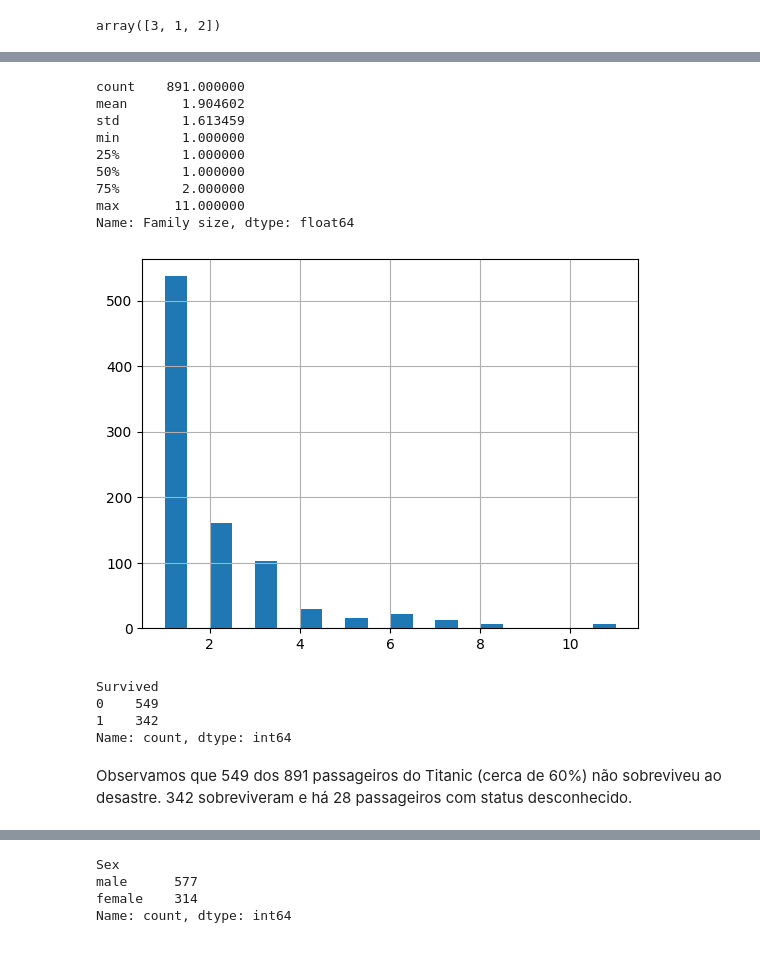
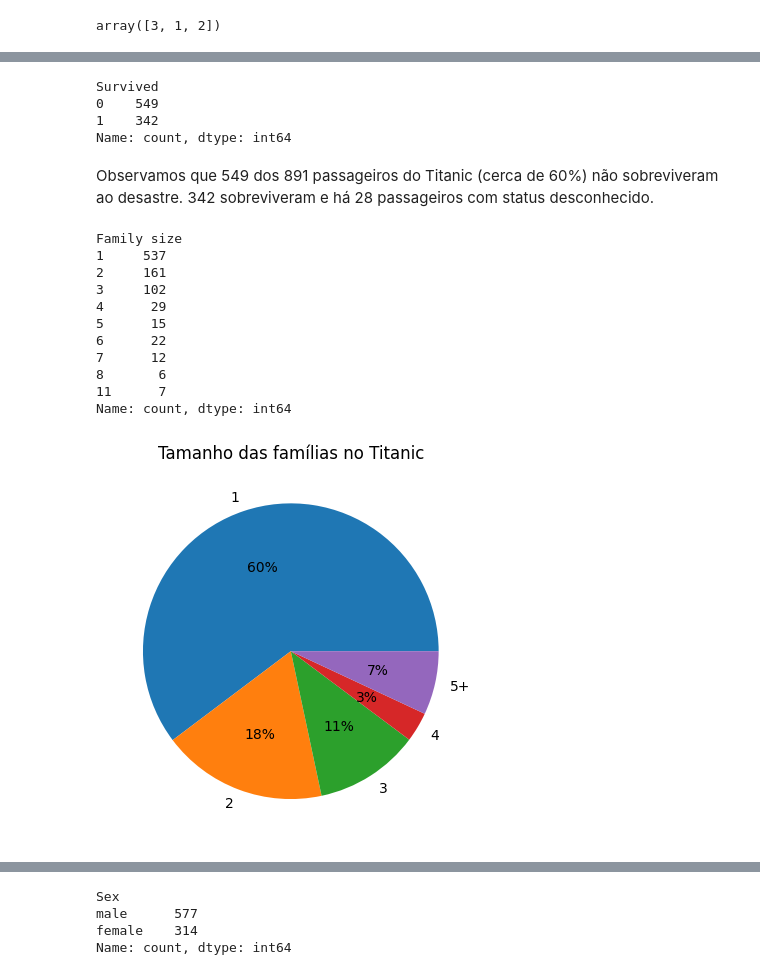
Before and after one commit to ateteu/analise-dados-titanic, a Jupyter notebook: notebooks/analise-titanic.ipynb, the cells around one changed output, grey strips where cells are left out. Cells and saved outputs as stored; diff of their text form; code cells hidden in the pictures.

```diff
--- a/notebooks/analise-titanic.ipynb
+++ b/notebooks/analise-titanic.ipynb
@@ -97,27 +153,34 @@ Aqui, nota-se que a maior parte dos passageiros (~55%) está na 3ª classe e o r
+# %%
+df["Survived"].value_counts()
+# %% [output]
+Survived
+0    549
+1    342
+Name: count, dtype: int64
+# %% [markdown]
+Observamos que 549 dos 891 passageiros do Titanic (cerca de 60%) não sobreviveram ao desastre. 342 sobreviveram e há 28 passageiros com status desconhecido.
 # %%
 df["Family size"] = df["SibSp"] + df["Parch"] + 1
-df["Family size"].describe()
+familias = df["Family size"].value_counts().sort_index()
+familias
 # %% [output]
-count    891.000000
-mean       1.904602
-std        1.613459
-min        1.000000
-25%        1.000000
-50%        1.000000
-75%        2.000000
-max       11.000000
-Name: Family size, dtype: float64
+Family size
+1     537
+2     161
+3     102
+4      29
+5      15
+6      22
+7      12
+8       6
+11      7
+Name: count, dtype: int64
 # %%
-df["Family size"].hist(bins=20)
+grafico_familias = familias[familias.index < 5]
+grafico_familias["5+"] = familias[familias.index >= 5].sum()
+
+grafico_familias.plot.pie(autopct="%.0f%%")
+plt.title("Tamanho das famílias no Titanic")
 plt.show()
 # %% [output]
-[figure, old version]
+[figure, new version]
-# %%
-df["Survived"].value_counts()
-# %% [output]
-Survived
-0    549
-1    342
-Name: count, dtype: int64
-# %% [markdown]
-Observamos que 549 dos 891 passageiros do Titanic (cerca de 60%) não sobreviveu ao desastre. 342 sobreviveram e há 28 passageiros com status desconhecido.
```
Also changed, not shown: parts of 24 cells of this notebook.
